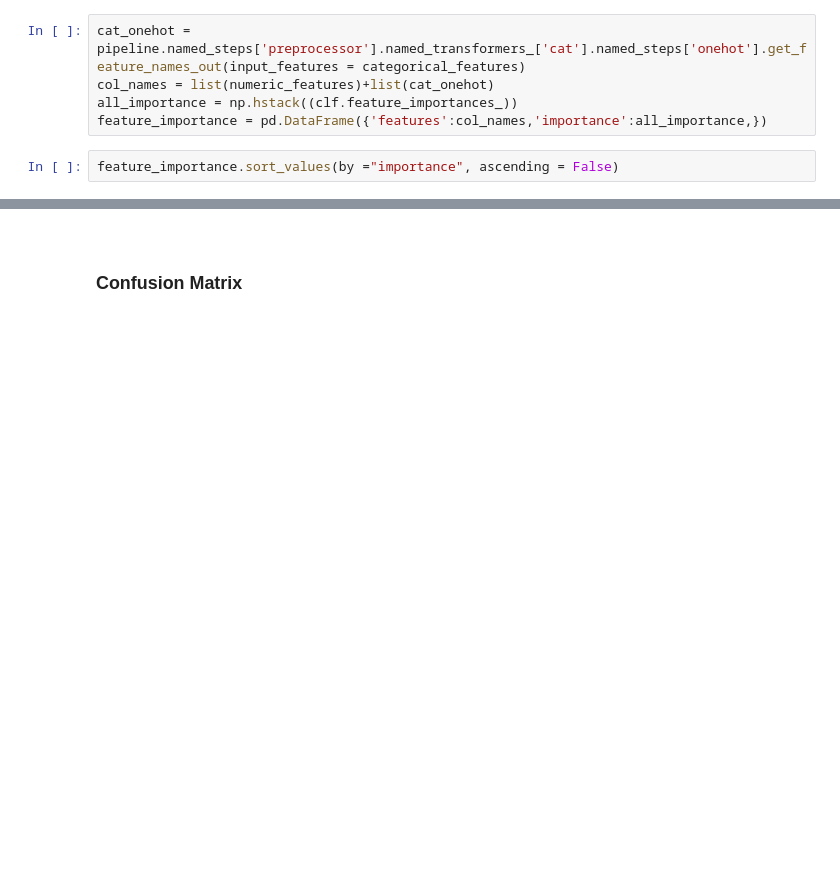
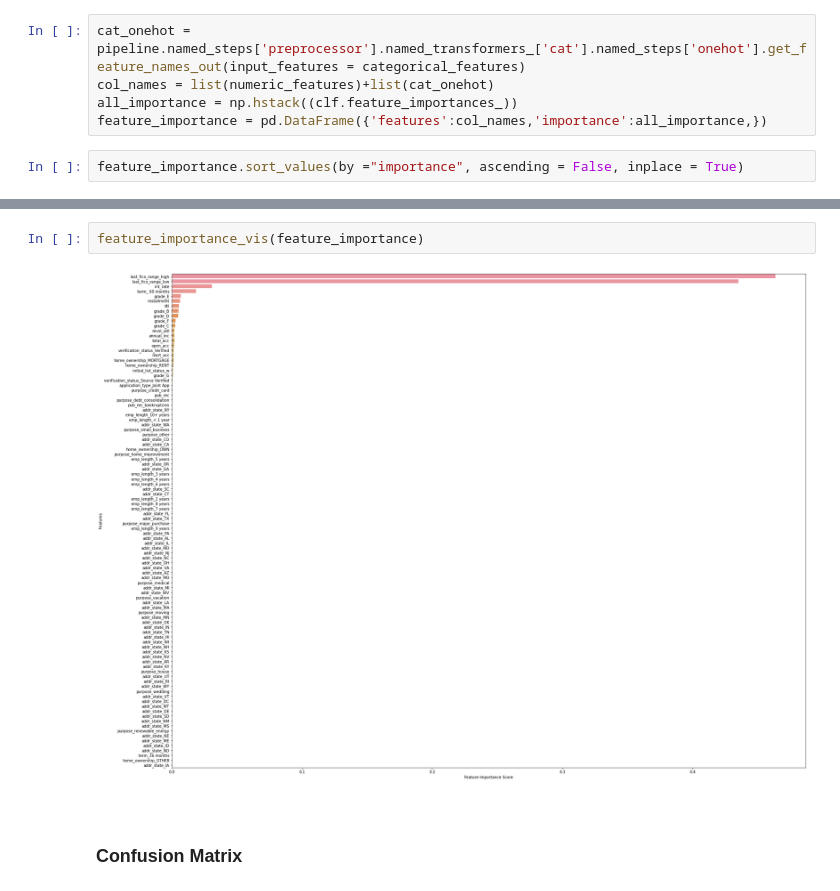
Before and after one commit to LuZhang907/Projects, a Jupyter notebook: All Lending Club loan data/Code/Lending Club - chapter 4 - Random Forest.ipynb, the cells around one changed output, grey strips where cells are left out. Saved outputs shown, nothing was run; the diff lists cells and outputs as text; blank space fills up the shorter version.

```diff
--- a/All Lending Club loan data/Code/Lending Club - chapter 4 - Random Forest.ipynb
+++ b/All Lending Club loan data/Code/Lending Club - chapter 4 - Random Forest.ipynb
@@ -139,4 +139,4 @@ col_names = list(numeric_features)+list(cat_onehot)
 all_importance = np.hstack((clf.feature_importances_))
 feature_importance = pd.DataFrame({'features':col_names,'importance':all_importance,})
 # %%
-feature_importance.sort_values(by ="importance", ascending = False)
+feature_importance.sort_values(by ="importance", ascending = False, inplace = True)
@@ -157,3 +159,7 @@ feature_importance.sort_values(by ="importance", ascending = False)
+# %%
+feature_importance_vis(feature_importance)
+# %% [output]
+[figure, added]
 # %% [markdown]
 <a id="6"></a> <br>
 ### Confusion Matrix
```
Also changed, not shown: parts of 2 cells of this notebook.
